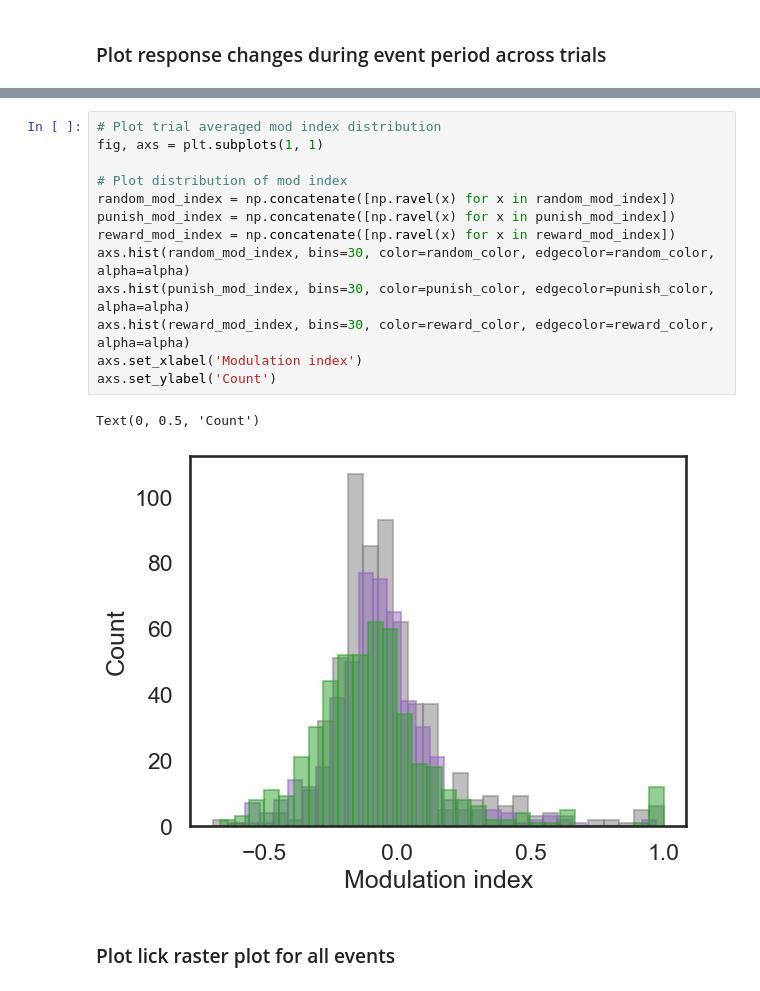
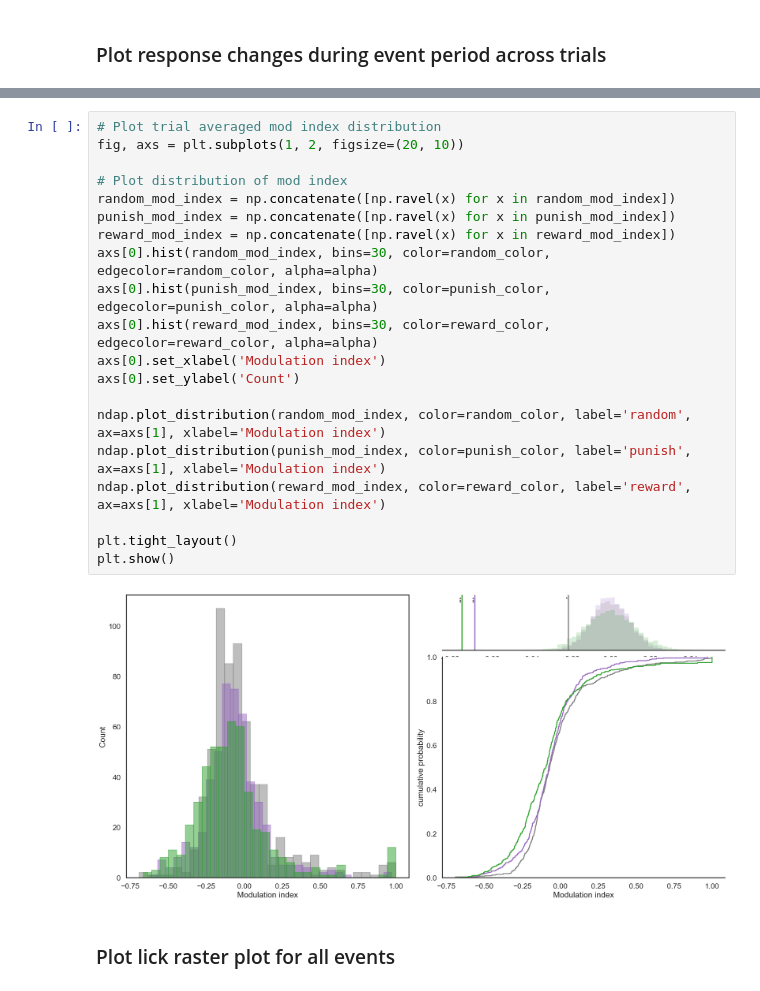
Before and after one commit to shunnnli/pyNeuroDAP, a Jupyter notebook: notebooks/Shun_analyze_experiments.ipynb, the cells around one changed output, grey strips where cells are left out. Drawn from its saved outputs; the diff is of its cells as text.

```diff
--- a/notebooks/Shun_analyze_experiments.ipynb
+++ b/notebooks/Shun_analyze_experiments.ipynb
@@ -442,19 +459,25 @@ plt.show()
 # %%
 # Plot trial averaged mod index distribution
-fig, axs = plt.subplots(1, 1)
+fig, axs = plt.subplots(1, 2, figsize=(20, 10))
 
 # Plot distribution of mod index
 random_mod_index = np.concatenate([np.ravel(x) for x in random_mod_index])
 punish_mod_index = np.concatenate([np.ravel(x) for x in punish_mod_index])
 reward_mod_index = np.concatenate([np.ravel(x) for x in reward_mod_index])
-axs.hist(random_mod_index, bins=30, color=random_color, edgecolor=random_color, alpha=alpha)
-axs.hist(punish_mod_index, bins=30, color=punish_color, edgecolor=punish_color, alpha=alpha)
-axs.hist(reward_mod_index, bins=30, color=reward_color, edgecolor=reward_color, alpha=alpha)
-axs.set_xlabel('Modulation index')
-axs.set_ylabel('Count')
+axs[0].hist(random_mod_index, bins=30, color=random_color, edgecolor=random_color, alpha=alpha)
+axs[0].hist(punish_mod_index, bins=30, color=punish_color, edgecolor=punish_color, alpha=alpha)
+axs[0].hist(reward_mod_index, bins=30, color=reward_color, edgecolor=reward_color, alpha=alpha)
+axs[0].set_xlabel('Modulation index')
+axs[0].set_ylabel('Count')
+
+ndap.plot_distribution(random_mod_index, color=random_color, label='random', ax=axs[1], xlabel='Modulation index')
+ndap.plot_distribution(punish_mod_index, color=punish_color, label='punish', ax=axs[1], xlabel='Modulation index')
+ndap.plot_distribution(reward_mod_index, color=reward_color, label='reward', ax=axs[1], xlabel='Modulation index')
+
+plt.tight_layout()
+plt.show()
 # %% [output]
-Text(0, 0.5, 'Count')
-[figure, old version]
+[figure, new version]
 # %% [markdown]
 ### Plot lick raster plot for all events
 # %%
```
Also changed, not shown: parts of 3 cells of this notebook, 2 other files.
